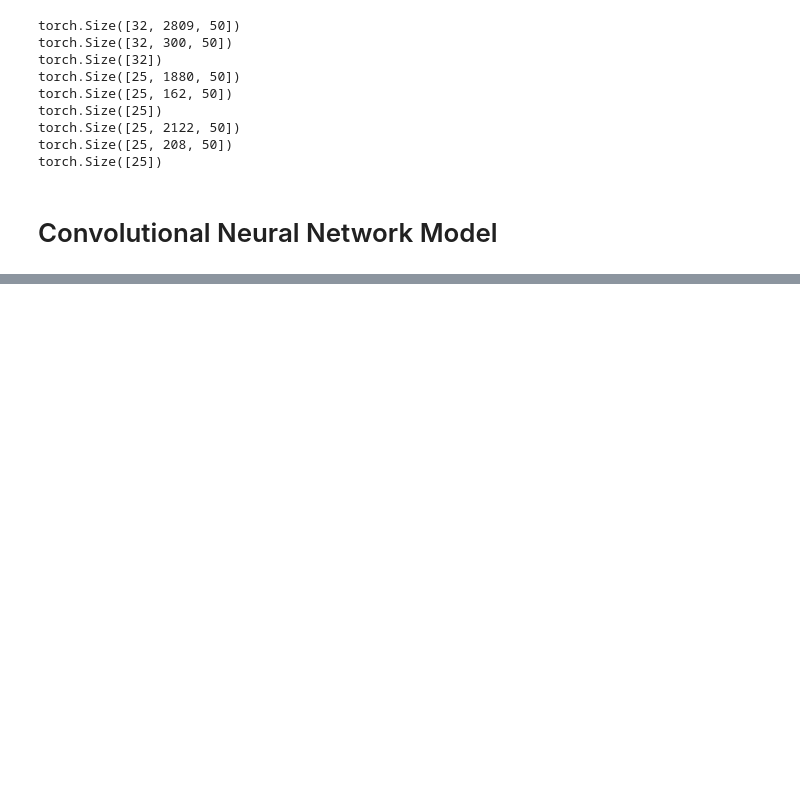
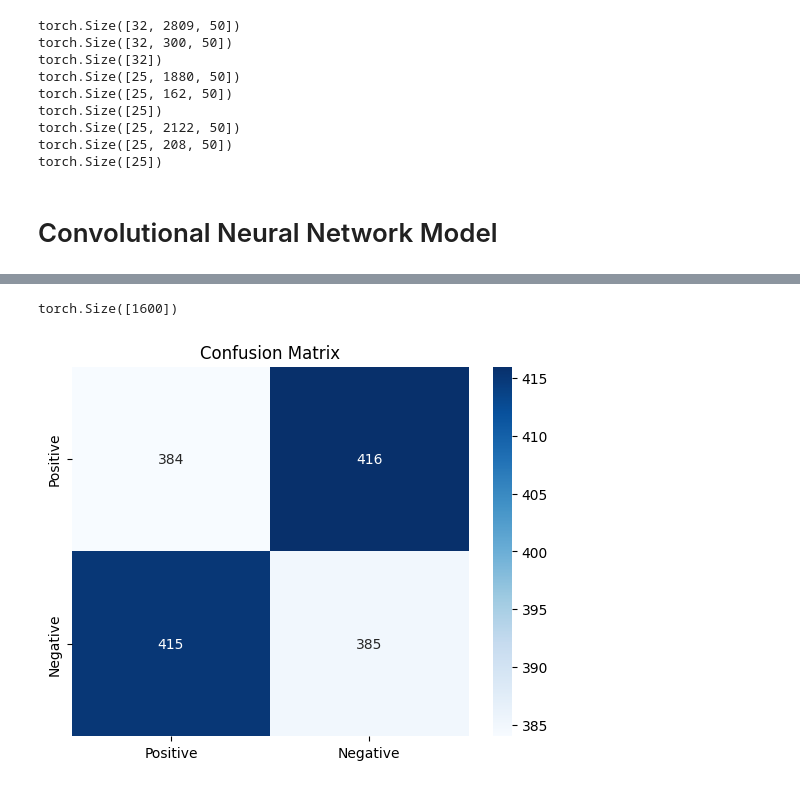
Before and after one commit to Nikhil-Kadapala/NeuralNets, a Jupyter notebook: standardNeuralNets/stdCNN_LIME.ipynb, the cells around one changed output, grey strips where cells are left out. Cells and saved outputs as stored; diff of their text form; code cells hidden in the pictures; blank space fills up the shorter version.

```diff
--- a/standardNeuralNets/stdCNN_LIME.ipynb
+++ b/standardNeuralNets/stdCNN_LIME.ipynb
@@ -488,7 +509,7 @@ train_inputs = TensorDataset(train_in, train_ev, train_classes)
 val_inputs = TensorDataset(val_in, val_ev, val_classes)
 test_inputs = TensorDataset(test_in, test_ev, test_classes)
 
-train_loader = DataLoader(train_inputs, batch_size=32, shuffle=False)
+train_loader = DataLoader(train_inputs, batch_size=32, shuffle=True)
 val_loader = DataLoader(val_inputs, batch_size=25, shuffle=False)
 test_loader = DataLoader(test_inputs, batch_size=25, shuffle=False, drop_last=False)
 # %%
@@ -597,7 +625,8 @@ def validate_model(model, val_set, criterion):
 
   avg_val_loss = np.mean(total_val_loss)
   val_preds = torch.cat(val_preds, dim=0)
-  val_acc = calc_accuracy(val_preds, val_classes)
+  val_preds = (val_preds >= 0.5).int()
+  val_acc = calc_accuracy(val_preds, val_classes.int())
 
   if avg_val_loss < best_val_loss:
     best_val_loss = avg_val_loss
@@ -640,20 +690,22 @@ def train_model(model, train_set, val_set, optimizer, lr_scheduler, criterion, n
 # %%
-import json
-from torch.optim.lr_scheduler import ReduceLROnPlateau, StepLR
-
-# Load the model configuration from a JSON file
-with open("./drive/MyDrive/NeuralNets/standardNeuralNets/model_config.json", "r") as f:
-    model_config = json.load(f)
-
-torch.manual_seed(14)
+set_random_seed(14)
 
 model = LimeCNN(embed_size=50, cnn_config=model_config, pool_size=3, max_seq_len=2809, num_classes=1)
 
-lr, n_epochs = 5e-3, 1
+lr, n_epochs = 1e-4, 50
 
 optimizer = torch.optim.SGD(model.parameters(), lr=lr)
+
 loss_func = nn.BCEWithLogitsLoss()
-lr_sched = ReduceLROnPlateau(optimizer, mode='min', factor=0.6, patience=10)
 
-Y_HAT, LOSSES = train_model(model=model, train_set=train_loader, val_set=val_loader, optimizer=optimizer, lr_scheduler=lr_sched, criterion=loss_func, n_epochs=n_epochs, lr=lr)
+lr_sched = ReduceLROnPlateau(optimizer, mode='min', factor=0.8, patience=5)
+
+Y_HAT, LOSSES = train_model(model=model,
+                            train_set=train_loader,
+                            val_set=val_loader,
+                            optimizer=optimizer,
+                            lr_scheduler=lr_sched,
+                            criterion=loss_func,
+                            n_epochs=n_epochs,
+                            lr=lr)
 # %% [output]
@@ -661,3 +749,21 @@ FileNotFoundError: [Errno 2] No such file or directory: './drive/MyDrive/NeuralN
+# %%
+preds = Y_HAT
+print(preds.size())
+import seaborn as sns
+import matplotlib.pyplot as plt
+from sklearn.metrics import confusion_matrix
+
+# Generate confusion matrix
+conf_matrix = confusion_matrix(train_classes.detach().numpy(), preds.detach().numpy())
+
+# Plot using seaborn
+sns.heatmap(conf_matrix, annot=True, fmt="d", cmap="Blues", xticklabels=["Positive", "Negative"], yticklabels=["Positive", "Negative"])
+
+plt.title("Confusion Matrix")
+plt.show()
+# %% [output]
+torch.Size([1600])
+[figure, added]
 # %%
 model.eval()
 preds_list = []
```
Also changed, not shown: parts of 15 cells of this notebook.
